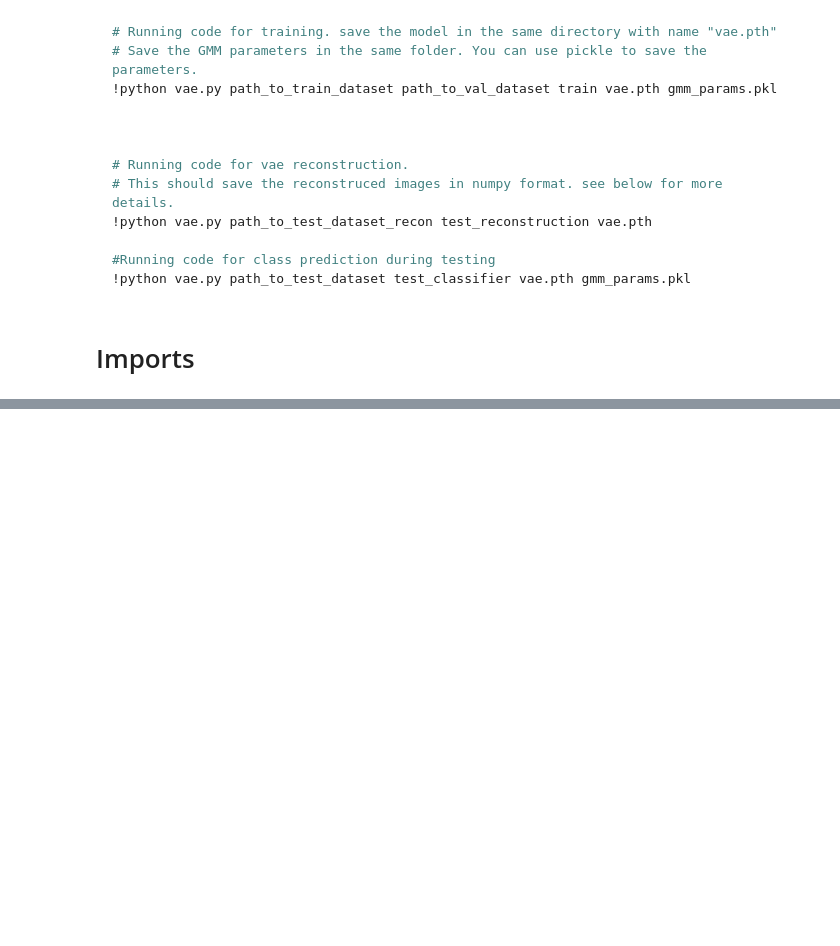
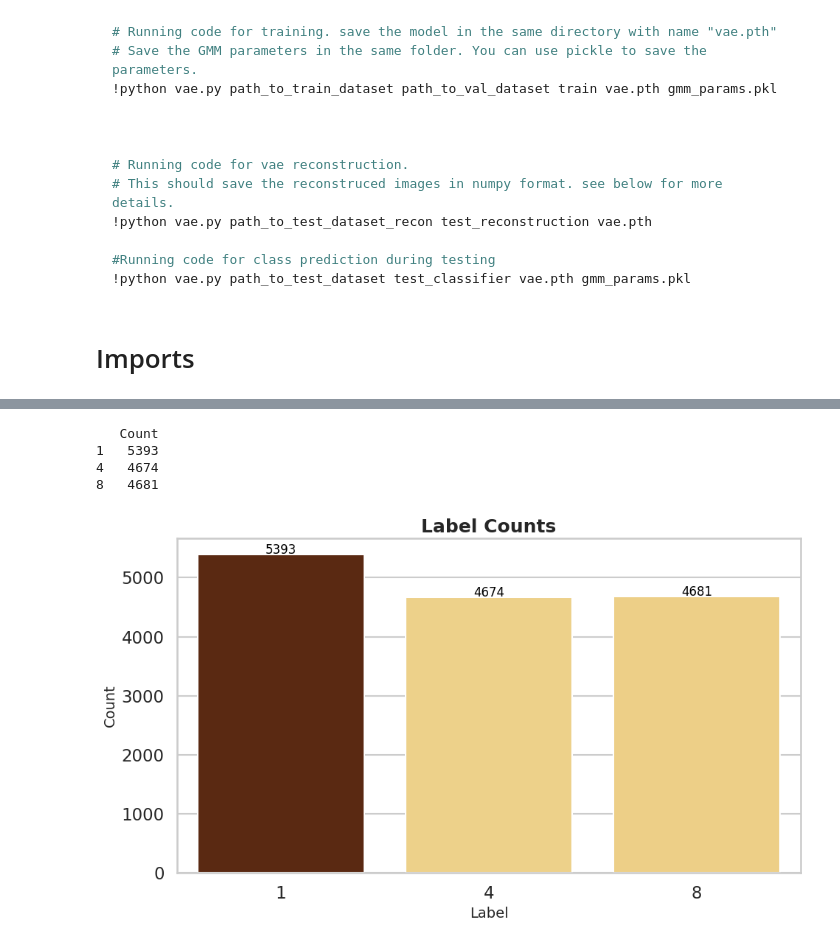
Before and after one commit to RISHIT7/GMM-VAE, a Jupyter notebook: notebooks/Data_Preprocessing.ipynb, the cells around one changed output, grey strips where cells are left out. Cells and saved outputs as stored; diff of their text form; code cells hidden in the pictures; blank space fills up the shorter version.

```diff
--- a/notebooks/Data_Preprocessing.ipynb
+++ b/notebooks/Data_Preprocessing.ipynb
@@ -455,0 +63,50 @@ To visualise the GMM model, plot each Gaussian distribution as an ellipse, with
+# %%
+from collections import Counter
+
+label_counts = Counter()
+
+for labels in train_set['labels']:
+    label_counts.update([labels])
+
+label_df = pd.DataFrame.from_dict(label_counts, orient='index', columns=['Count']).sort_index()
+
+print(label_df)
+# %% [output]
+   Count
+1   5393
+4   4674
+8   4681
+# %%
+# Data
+data = {'Label': [1, 4, 8],
+        'Count': [5393, 4674, 4681]}
+
+df = pd.DataFrame(data)
+
+# Normalize the color scale based on the 'Count' column
+norm = mcolors.Normalize(vmin=min(df['Count'])-300, vmax=max(df['Count']))
+
+# Create the color palette (e.g., 'YlOrBr' palette) and map it to the counts
+colors = sns.color_palette("YlOrBr", as_cmap=True)(norm(df['Count']))
+
+# Set the plot style and context using seaborn for a clean look
+sns.set(style="whitegrid", context="talk")
+
+# Create the plot
+plt.figure(figsize=(10, 6))
+bar_plot = sns.barplot(x='Label', y='Count', data=df, palette=colors)
+
+# Add labels and title
+bar_plot.set_title('Label Counts', fontsize=18, fontweight='bold')
+bar_plot.set_xlabel('Label', fontsize=14)
+bar_plot.set_ylabel('Count', fontsize=14)
+
+# Show the counts on top of the bars
+for index, value in enumerate(df['Count']):
+    bar_plot.text(index, value + 10, f'{value}', color='black', ha="center", fontsize=12)
+
+# Display the plot
+plt.tight_layout()
+plt.show()
+# %% [output]
+[figure, added]
```
Also changed, not shown: parts of 31 cells of this notebook.
